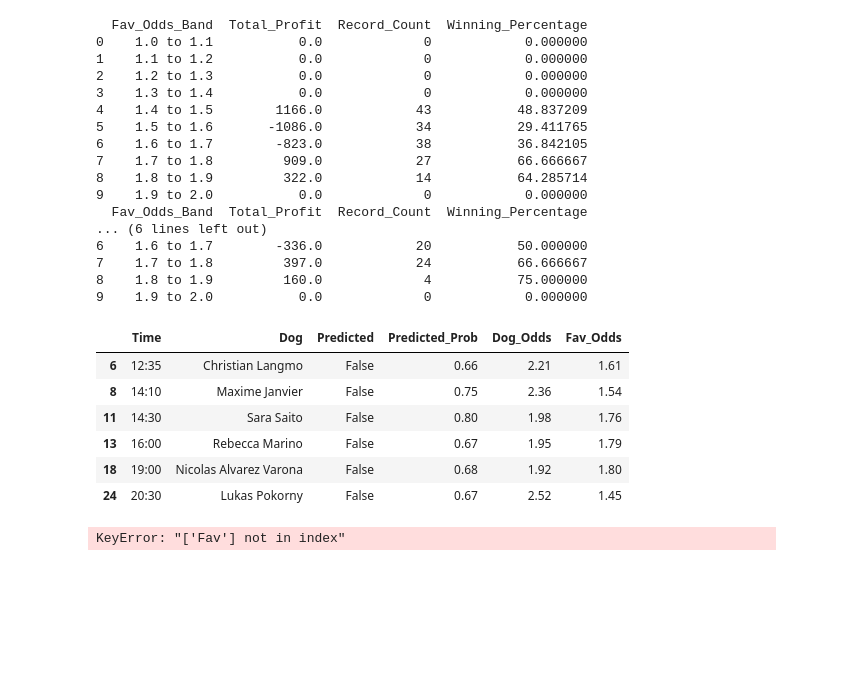
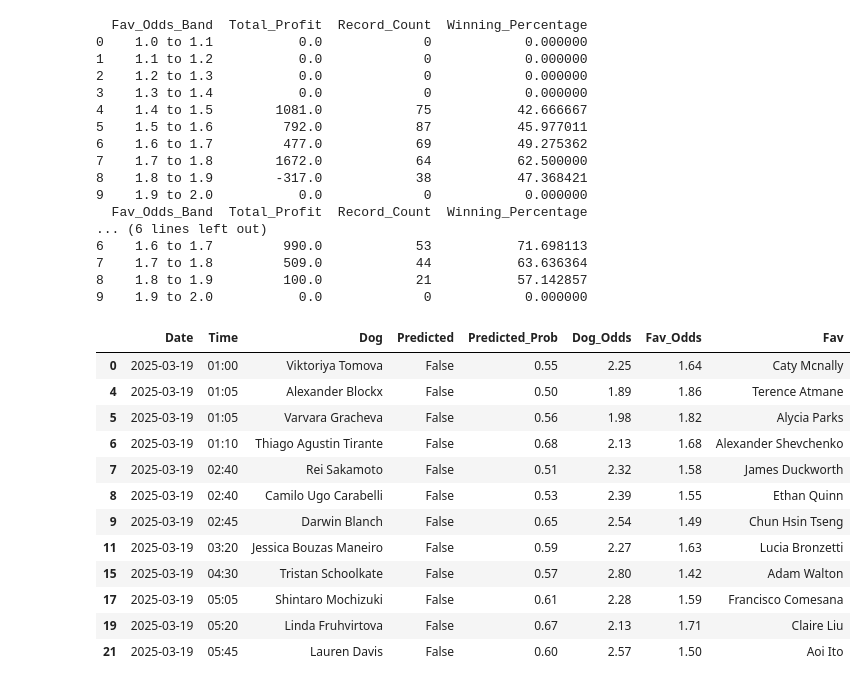
Before and after one commit to Witwolski/tennis_atp, a Jupyter notebook: Daily_ML_Predict.ipynb, the cells around one changed output. Drawn from its saved outputs; the diff is of its cells as text; code cells hidden in the pictures; blank space fills up the shorter version.

```diff
--- a/Daily_ML_Predict.ipynb
+++ b/Daily_ML_Predict.ipynb
@@ -55,7 +142,7 @@ X = df[features]  # Features for training
 y = df[target]  # Target variable
 
 # Train-test split
-X_train, X_test, y_train, y_test = train_test_split(X, y, test_size=0.05, random_state=42,shuffle=False)
+X_train, X_test, y_train, y_test = train_test_split(X, y, test_size=0.1, random_state=42,shuffle=False)
 
 # Model training
 model = RandomForestClassifier(random_state=42)
@@ -105,4 +192,18 @@ dog_predictions=test_with_predictions[test_with_predictions['Predicted']==0].cop
 dog_profit = dog_predictions['Profit'].sum()
 print(f"Dog Profit: ${dog_profit:.2f}", len(dog_predictions))
 dog_predictions.to_clipboard()
+from sklearn.ensemble import RandomForestClassifier
+import numpy as np
+
+# Train a random forest model
+rf_model = RandomForestClassifier(n_estimators=100, random_state=42)
+rf_model.fit(X_train, y_train)
+
+# Get feature importances
+feature_importances = rf_model.feature_importances_
+
+# Sort and display
+sorted_indices = np.argsort(feature_importances)[::-1]
+for i in sorted_indices:
+    print(f"{features[i]}: {feature_importances[i]:.4f}")
 # %% [output]
@@ -170,39 +276,49 @@ print(grouped_fav)
 1    1.1 to 1.2           0.0             0            0.000000
 2    1.2 to 1.3           0.0             0            0.000000
 3    1.3 to 1.4           0.0             0            0.000000
-4    1.4 to 1.5        1166.0            43           48.837209
-5    1.5 to 1.6       -1086.0            34           29.411765
-6    1.6 to 1.7        -823.0            38           36.842105
-7    1.7 to 1.8         909.0            27           66.666667
-8    1.8 to 1.9         322.0            14           64.285714
+4    1.4 to 1.5        1081.0            75           42.666667
+5    1.5 to 1.6         792.0            87           45.977011
+6    1.6 to 1.7         477.0            69           49.275362
+7    1.7 to 1.8        1672.0            64           62.500000
+8    1.8 to 1.9        -317.0            38           47.368421
 9    1.9 to 2.0           0.0             0            0.000000
   Fav_Odds_Band  Total_Profit  Record_Count  Winning_Percentage
 ... (6 lines left out)
-6    1.6 to 1.7        -336.0            20           50.000000
-7    1.7 to 1.8         397.0            24           66.666667
-8    1.8 to 1.9         160.0             4           75.000000
+6    1.6 to 1.7         990.0            53           71.698113
+7    1.7 to 1.8         509.0            44           63.636364
+8    1.8 to 1.9         100.0            21           57.142857
 9    1.9 to 2.0           0.0             0            0.000000
 # %%
-today=pd.read_pickle('.\Hard_Today')
+# Current date and time
+current_datetime = datetime.datetime.now()
+
+# Convert to string
+date_string = current_datetime.strftime("%Y-%m-%d")
+
+today=pd.read_pickle('./Hard_Today')
 today=today[today['Fav_Odds']>1.4]
 today_features=today[features]
 today['Predicted']=model.predict(today_features)
 probabilities = model.predict_proba(today_features)
 
 today['Predicted_Prob'] = probabilities[:, 0]  # Column 1 corresponds to the positive class
-today=today[today['Predicted']==False][['Time','Dog','Predicted','Predicted_Prob','Dog_Odds','Fav_Odds']]
-today = today[today['Dog_Odds'] >1]
-today = today[today['Predicted_Prob']>0.65]
-today
+today['Date']=date_string
+dog=today[today['Predicted']==False][['Date','Time','Dog','Predicted','Predicted_Prob','Dog_Odds','Fav_Odds','Fav']]
+dog = dog[dog['Dog_Odds'] >1]
+#dog = dog[dog['Predicted_Prob']>0.6]
+#dog = dog[dog['Predicted_Prob']<0.7]
+dog
 # %% [output]
-|  | Time | Dog | Predicted | Predicted_Prob | Dog_Odds | Fav_Odds |
-| 6 | 12:35 | Christian Langmo | False | 0.66 | 2.21 | 1.61 |
-| 8 | 14:10 | Maxime Janvier | False | 0.75 | 2.36 | 1.54 |
-| 11 | 14:30 | Sara Saito | False | 0.80 | 1.98 | 1.76 |
-| 13 | 16:00 | Rebecca Marino | False | 0.67 | 1.95 | 1.79 |
-| 18 | 19:00 | Nicolas Alvarez Varona | False | 0.68 | 1.92 | 1.80 |
-| 24 | 20:30 | Lukas Pokorny | False | 0.67 | 2.52 | 1.45 |
+|  | Date | Time | Dog | Predicted | Predicted_Prob | Dog_Odds | Fav_Odds | Fav |
+| 0 | 2025-03-19 | 01:00 | Viktoriya Tomova | False | 0.55 | 2.25 | 1.64 | Caty Mcnally |
+| 4 | 2025-03-19 | 01:05 | Alexander Blockx | False | 0.50 | 1.89 | 1.86 | Terence Atmane |
+| 5 | 2025-03-19 | 01:05 | Varvara Gracheva | False | 0.56 | 1.98 | 1.82 | Alycia Parks |
+| 6 | 2025-03-19 | 01:10 | Thiago Agustin Tirante | False | 0.68 | 2.13 | 1.68 | Alexander Shevchenko |
+| 7 | 2025-03-19 | 02:40 | Rei Sakamoto | False | 0.51 | 2.32 | 1.58 | James Duckworth |
+| 8 | 2025-03-19 | 02:40 | Camilo Ugo Carabelli | False | 0.53 | 2.39 | 1.55 | Ethan Quinn |
+| 9 | 2025-03-19 | 02:45 | Darwin Blanch | False | 0.65 | 2.54 | 1.49 | Chun Hsin Tseng |
+| 11 | 2025-03-19 | 03:20 | Jessica Bouzas Maneiro | False | 0.59 | 2.27 | 1.63 | Lucia Bronzetti |
+| 15 | 2025-03-19 | 04:30 | Tristan Schoolkate | False | 0.57 | 2.80 | 1.42 | Adam Walton |
+| 17 | 2025-03-19 | 05:05 | Shintaro Mochizuki | False | 0.61 | 2.28 | 1.59 | Francisco Comesana |
+| 19 | 2025-03-19 | 05:20 | Linda Fruhvirtova | False | 0.67 | 2.13 | 1.71 | Claire Liu |
+| 21 | 2025-03-19 | 05:45 | Lauren Davis | False | 0.60 | 2.57 | 1.50 | Aoi Ito |
-# %%
-today[today['Predicted']==True][['Time','Fav','Predicted','Fav_Odds']]
-# %% [output]
-KeyError: "['Fav'] not in index"
```
Also changed, not shown: parts of 9 cells of this notebook, 24 other files.
